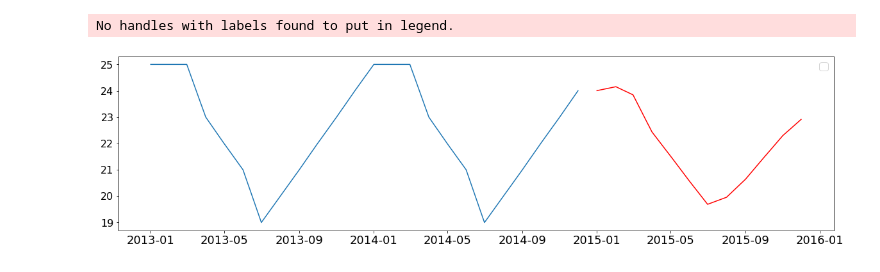
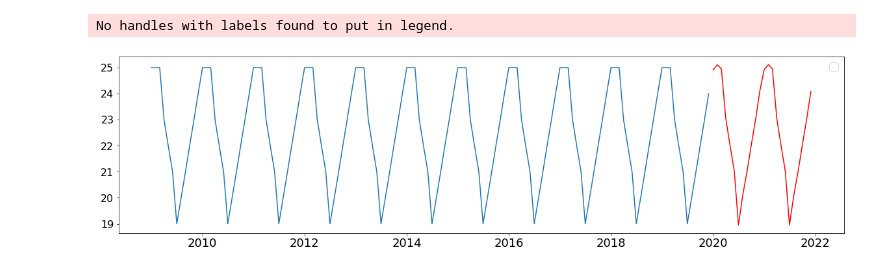
Before and after one commit to TeamUnagi/ML, a Jupyter notebook: YeshanFinalWeatherCode.ipynb, the cells around one changed output. Drawn from its saved outputs; the diff is of its cells as text; code cells hidden in the pictures.

```diff
--- a/YeshanFinalWeatherCode.ipynb
+++ b/YeshanFinalWeatherCode.ipynb
@@ -47,5 +77,5 @@ model.add(Dropout(0.15))
 model.add(Dense(1))
 model.compile(optimizer='adam', loss='mse')
 # %%
-model.fit_generator(generator,epochs=90)
+model.fit_generator(generator,epochs=180)
 # %% [output]
@@ -112,9 +142,9 @@ train = df
 scaler.fit(train)
 train = scaler.transform(train)
 # %%
-n_input = 12
+n_input = 24
 n_features = 1
 generator = TimeseriesGenerator(train, train, length=n_input, batch_size=6)
 # %%
-model.fit_generator(generator,epochs=90)
+model.fit_generator(generator,epochs=180)
 # %% [output]
@@ -146,5 +176,6 @@ for i in range(n_input):
     batch = np.append(batch[:,1:,:],[[pred_list[i]]],axis=1)
 # %%
 from pandas.tseries.offsets import DateOffset
-add_dates = [df.index[-1] + DateOffset(months=x) for x in range(0,13) ]
+add_dates = [df.index[-1] + DateOffset(months=x) for x in range(0,25) ]
 future_dates = pd.DataFrame(index=add_dates[1:],columns=df.columns)
+df.tail()
@@ -155,13 +194,13 @@ df_predict = pd.DataFrame(scaler.inverse_transform(pred_list),
 df_proj = pd.concat([df,df_predict], axis=1)
 # %%
 plt.figure(figsize=(20, 5))
-plt.plot(df_proj.index, df_proj['Temp'])
+plt.plot(df_proj.index, df_proj['Temperature'])
 plt.plot(df_proj.index, df_proj['Prediction'], color='r')
 plt.legend(loc='best', fontsize='xx-large')
 plt.xticks(fontsize=18)
 plt.yticks(fontsize=16)
 plt.show()
 # %% [output]
 No handles with labels found to put in legend.
-[figure, old version]
+[figure, new version]
 # %%
```
Also changed, not shown: parts of 12 cells of this notebook.
